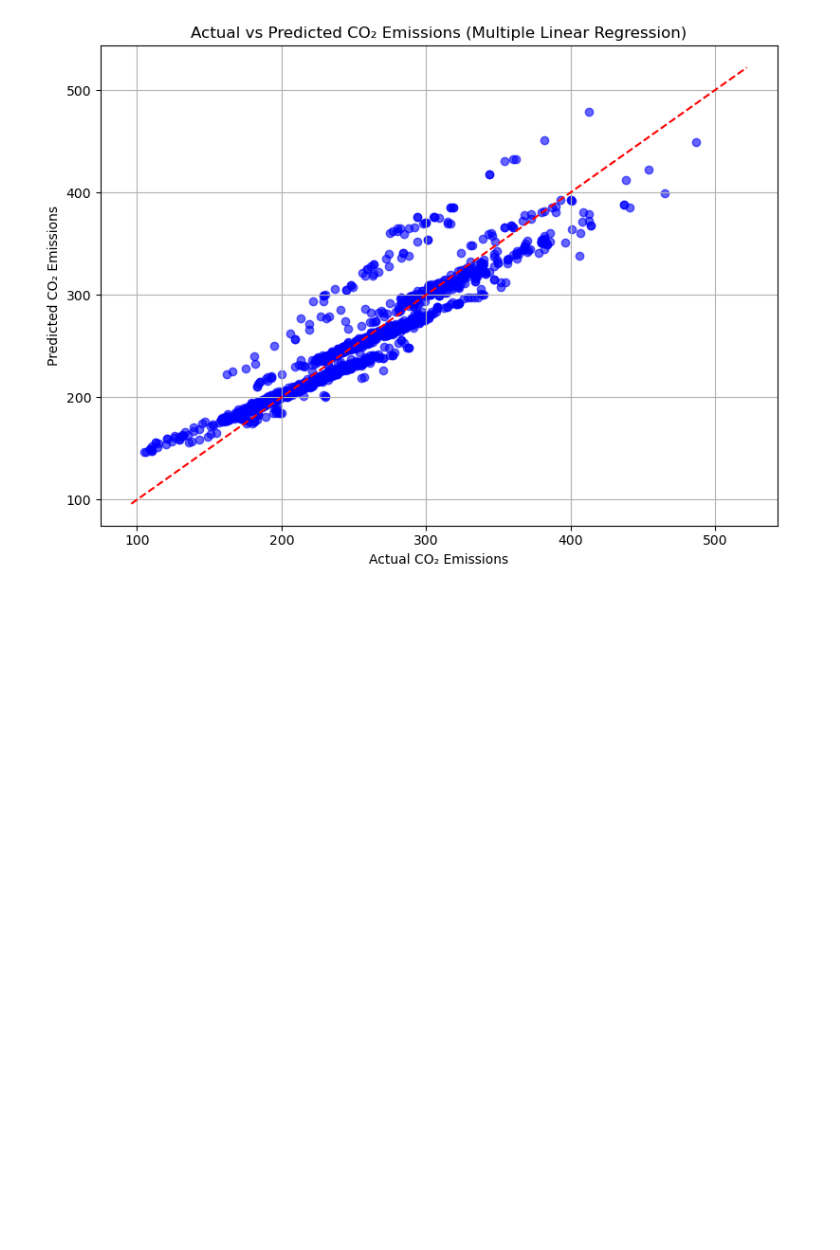
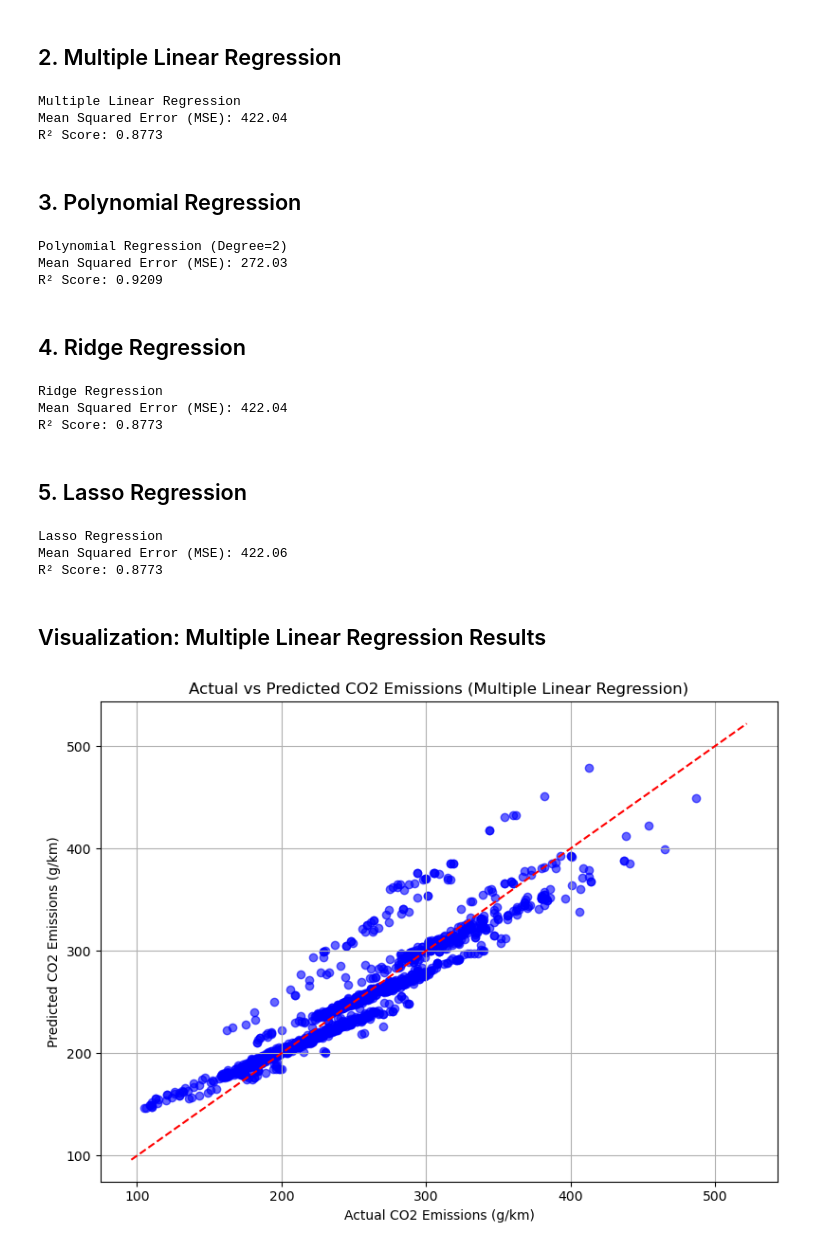
Before and after one commit to dharani20dharan/Machine_Learning, a Jupyter notebook: Level_1_Projects/Linear_Regression/Regression_CO2.ipynb, the cells around one changed output. Drawn from its saved outputs; the diff is of its cells as text; code cells hidden in the pictures; blank space fills up the shorter version.

```diff
--- a/Level_1_Projects/Linear_Regression/Regression_CO2.ipynb
+++ b/Level_1_Projects/Linear_Regression/Regression_CO2.ipynb
@@ -98,12 +83,62 @@ R²: 0.8772939977088724
+# %% [markdown]
+## 2. Multiple Linear Regression
+# %%
+multi_model = LinearRegression()
+multi_model.fit(X_train_multi, y_train)
+y_pred_multi = multi_model.predict(X_test_multi)
+multi_results = evaluate_model("Multiple Linear Regression", y_test, y_pred_multi)
+# %% [output]
+Multiple Linear Regression
+Mean Squared Error (MSE): 422.04
+R² Score: 0.8773
+# %% [markdown]
+## 3. Polynomial Regression
+# %%
+poly_features = PolynomialFeatures(degree=2)
+X_train_poly = poly_features.fit_transform(X_train_multi)
+X_test_poly = poly_features.transform(X_test_multi)
+
+poly_model = LinearRegression()
+poly_model.fit(X_train_poly, y_train)
+y_pred_poly = poly_model.predict(X_test_poly)
+poly_results = evaluate_model("Polynomial Regression (Degree=2)", y_test, y_pred_poly)
+# %% [output]
+Polynomial Regression (Degree=2)
+Mean Squared Error (MSE): 272.03
+R² Score: 0.9209
+# %% [markdown]
+## 4. Ridge Regression
+# %%
+ridge_model = Ridge(alpha=1.0)
+ridge_model.fit(X_train_multi, y_train)
+y_pred_ridge = ridge_model.predict(X_test_multi)
+ridge_results = evaluate_model("Ridge Regression", y_test, y_pred_ridge)
+# %% [output]
+Ridge Regression
+Mean Squared Error (MSE): 422.04
+R² Score: 0.8773
+# %% [markdown]
+## 5. Lasso Regression
+# %%
+lasso_model = Lasso(alpha=0.1)
+lasso_model.fit(X_train_multi, y_train)
+y_pred_lasso = lasso_model.predict(X_test_multi)
+lasso_results = evaluate_model("Lasso Regression", y_test, y_pred_lasso)
+# %% [output]
+Lasso Regression
+Mean Squared Error (MSE): 422.06
+R² Score: 0.8773
+# %% [markdown]
+## Visualization: Multiple Linear Regression Results
 # %%
 plt.figure(figsize=(8, 6))
 plt.scatter(y_test, y_pred_multi, color='blue', alpha=0.6)
 plt.plot([y.min(), y.max()], [y.min(), y.max()], color='red', linestyle='--')
-plt.xlabel('Actual CO₂ Emissions')
-plt.ylabel('Predicted CO₂ Emissions')
-plt.title('Actual vs Predicted CO₂ Emissions (Multiple Linear Regression)')
+plt.xlabel('Actual CO2 Emissions (g/km)')
+plt.ylabel('Predicted CO2 Emissions (g/km)')
+plt.title('Actual vs Predicted CO2 Emissions (Multiple Linear Regression)')
 plt.grid(True)
 plt.tight_layout()
 plt.show()
 # %% [output]
-[figure, old version]
+[figure, new version]
```
Also changed, not shown: parts of 19 cells of this notebook, 1 other file.
